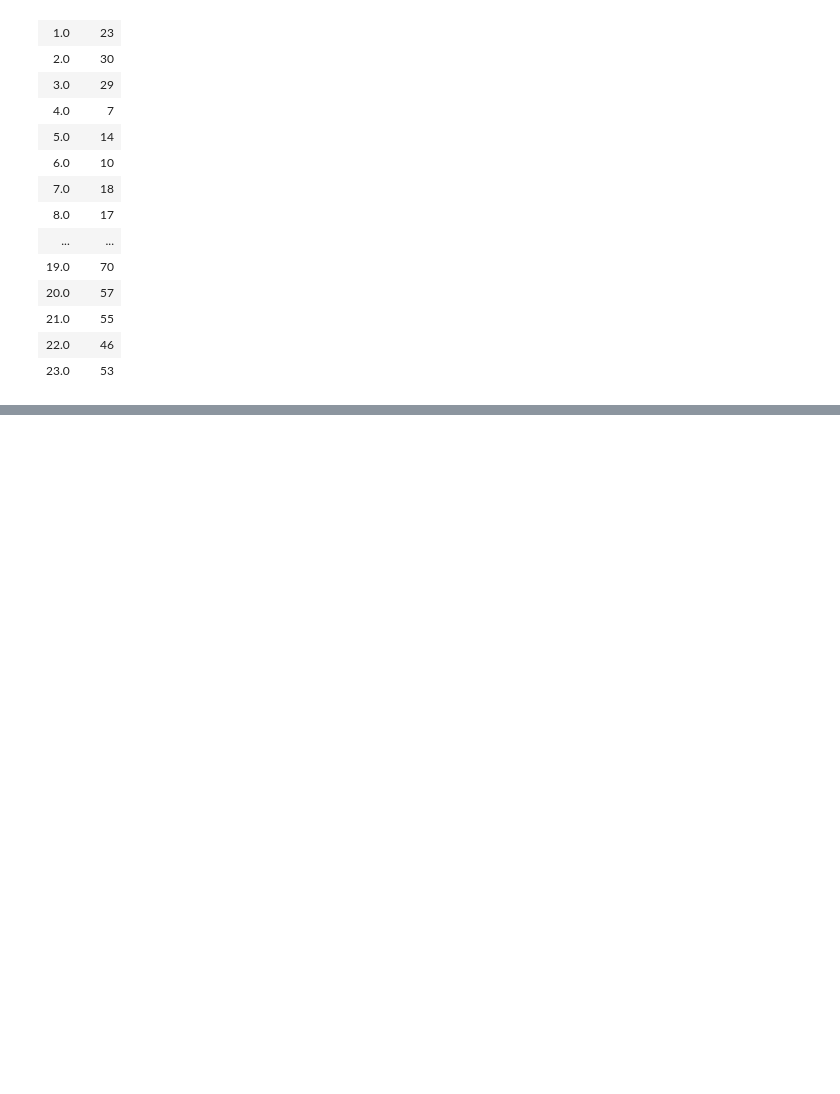
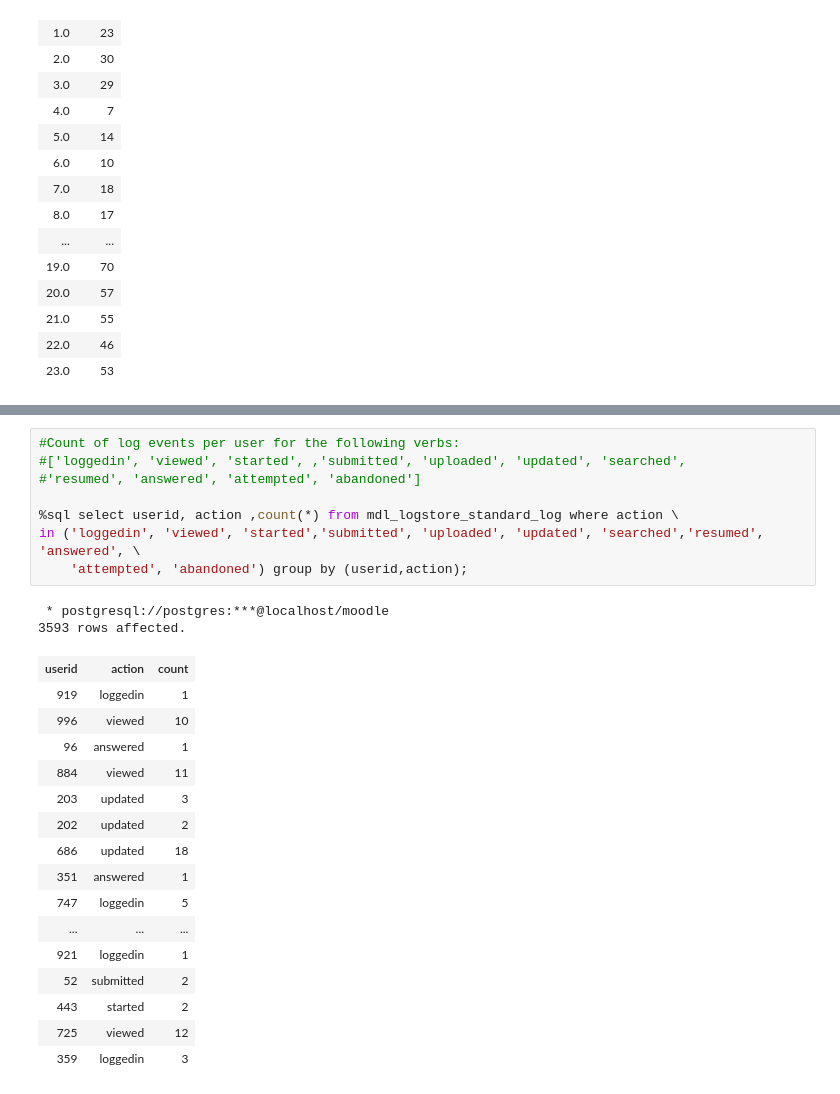
Before and after one commit to GETUCHALA20/Moodle-Educational-Data-Log-Analysis, a Jupyter notebook: moodle analysis.ipynb, the cells around one changed output, grey strips where cells are left out. Saved outputs shown, nothing was run; the diff lists cells and outputs as text; blank space fills up the shorter version.

```diff
--- a/moodle analysis.ipynb
+++ b/moodle analysis.ipynb
@@ -239,0 +127,27 @@ print(mdl_grade_grades.shape)
+# %%
+#Count of log events per user for the following verbs:
+#['loggedin', 'viewed', 'started', ,'submitted', 'uploaded', 'updated', 'searched',
+#'resumed', 'answered', 'attempted', 'abandoned']
+
+%sql select userid, action ,count(*) from mdl_logstore_standard_log where action \
+in ('loggedin', 'viewed', 'started','submitted', 'uploaded', 'updated', 'searched','resumed', 'answered', \
+    'attempted', 'abandoned') group by (userid,action);
+# %% [output]
+ * postgresql://postgres:***@localhost/moodle
+3593 rows affected.
+| userid | action | count |
+| 919 | loggedin | 1 |
+| 996 | viewed | 10 |
+| 96 | answered | 1 |
+| 884 | viewed | 11 |
+| 203 | updated | 3 |
+| 202 | updated | 2 |
+| 686 | updated | 18 |
+| 351 | answered | 1 |
+| 747 | loggedin | 5 |
+| ... | ... | ... |
+| 921 | loggedin | 1 |
+| 52 | submitted | 2 |
+| 443 | started | 2 |
+| 725 | viewed | 12 |
+| 359 | loggedin | 3 |
```
Also changed, not shown: parts of 27 cells of this notebook.
